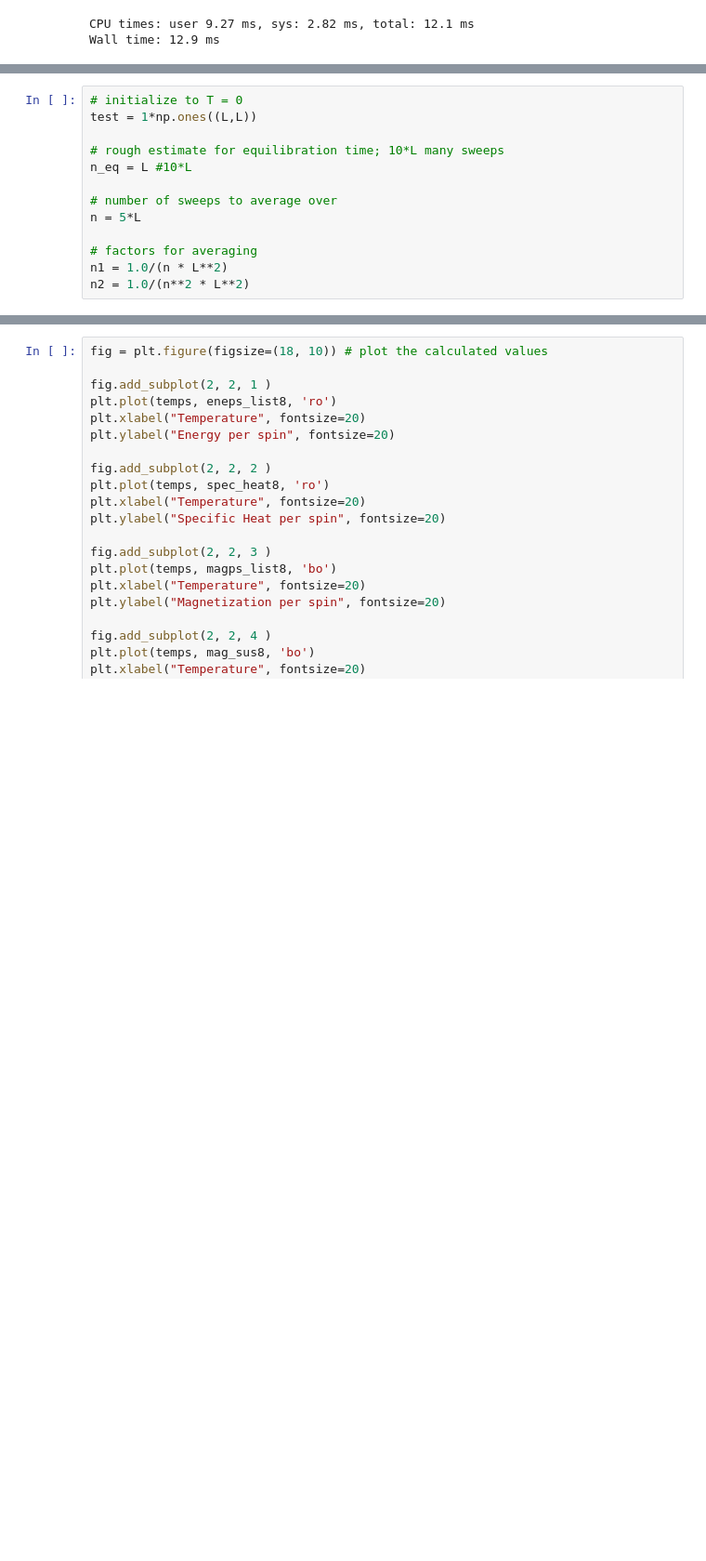
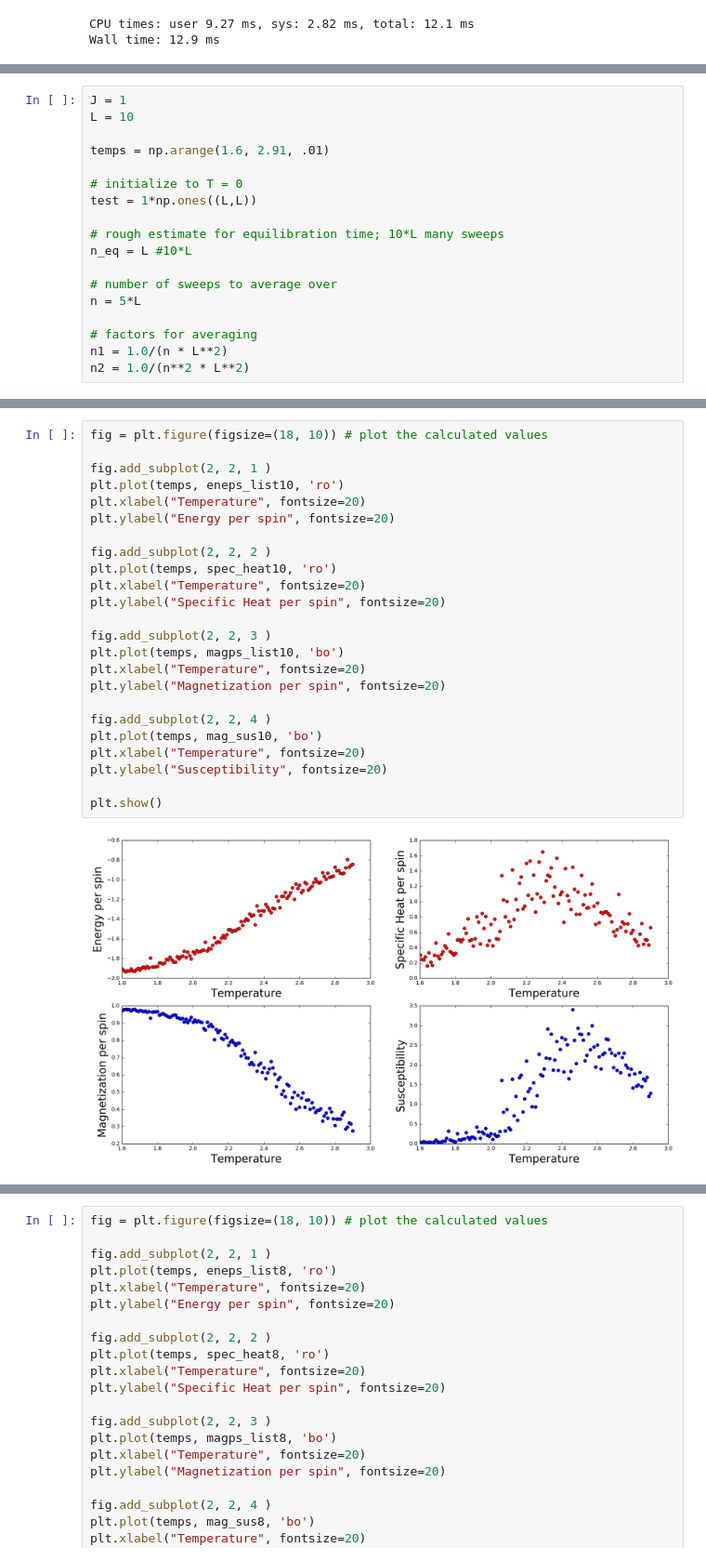
Before and after one commit to kaitshin/PHYSICS113-final-project, a Jupyter notebook: Wolff.ipynb, the cells around one changed output, grey strips where cells are left out. Shown at 93% size. Drawn from its saved outputs; the diff is of its cells as text; blank space fills up the shorter version.

```diff
--- a/Wolff.ipynb
+++ b/Wolff.ipynb
@@ -134,4 +293,9 @@ t_points = len(temps)
 # %%
+J = 1
+L = 10
+
+temps = np.arange(1.6, 2.91, .01)
+
 # initialize to T = 0
 test = 1*np.ones((L,L))
 
@@ -146,0 +405,26 @@ n2 = 1.0/(n**2 * L**2)
+# %%
+fig = plt.figure(figsize=(18, 10)) # plot the calculated values
+
+fig.add_subplot(2, 2, 1 )
+plt.plot(temps, eneps_list10, 'ro')
+plt.xlabel("Temperature", fontsize=20)
+plt.ylabel("Energy per spin", fontsize=20)
+
+fig.add_subplot(2, 2, 2 )
+plt.plot(temps, spec_heat10, 'ro')
+plt.xlabel("Temperature", fontsize=20)
+plt.ylabel("Specific Heat per spin", fontsize=20)
+
+fig.add_subplot(2, 2, 3 )
+plt.plot(temps, magps_list10, 'bo')
+plt.xlabel("Temperature", fontsize=20)
+plt.ylabel("Magnetization per spin", fontsize=20)
+
+fig.add_subplot(2, 2, 4 )
+plt.plot(temps, mag_sus10, 'bo')
+plt.xlabel("Temperature", fontsize=20)
+plt.ylabel("Susceptibility", fontsize=20)
+
+plt.show()
+# %% [output]
+[figure, added]
```
Also changed, not shown: parts of 51 cells of this notebook.
